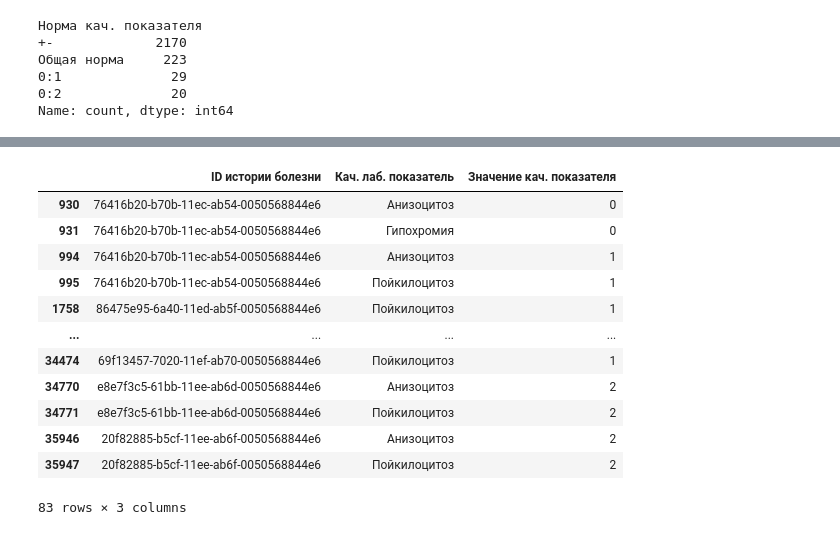
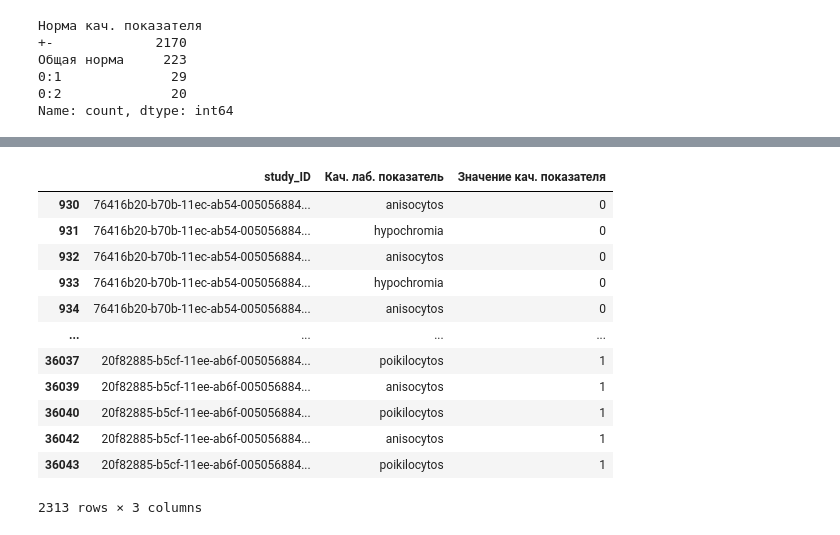
Before and after one commit to Lexislex/SF_hack_task_1, a Jupyter notebook: alexey.ipynb, the cells around one changed output, grey strips where cells are left out. Cells and saved outputs as stored; diff of their text form; code cells hidden in the pictures.

```diff
--- a/alexey.ipynb
+++ b/alexey.ipynb
@@ -86,8 +105,7 @@ replacement_dict = {
     'ba_rel': ['Базофилы, относительное количество', 'Базофилы, относительное количество (BA%)', 'Базофилы %', 'Относительное количество базофилов (BA%)', 'BA%'],
     'mxd_abs': ['Смешанная фракция, абсолютное количество (MXD#)', 'MXD# ', 'Смешанная фракция, абсолютное количество', 'MXD#', 'MXD'],
     'mxd_rel': ['Смешанная фракция, относительное количество (MXD%)', 'MXD%', 'Смешанная фракция, относительное количество'],
-    'soe_v': ['СОЭ Вест.', 'Скорость оседания эритроцитов (СОЭ) по Вестергрену'],
-    'soe_p': ['СОЭ по Панченкову', 'СОЭ Панч.'],
+    'soe': ['СОЭ Вест.', 'Скорость оседания эритроцитов (СОЭ) по Вестергрену', 'СОЭ по Панченкову', 'СОЭ Панч.'],
     'cp': ['Цветовой показатель'],
     'pal': ['Палочкоядерные'],
     'seg': ['Сегментоядерные'],
@@ -114,2 +139,23 @@ prep_df['age'] = prep_df.apply(lambda row: relativedelta(row['lab_test_date'], r
 prep_df['gender'] = prep_df['Пол'].apply(lambda x: 0 if 'ж' in x.lower() else 1)
+# %%
+# Формируем номер лаб исследования исходя из логики, что тесты в датасете расположены
+# по хронологии сверху вниз и в одном ЛИ тесты не повторяются
+lab_study = []
+study_prefix = 0
+
+def create_lab_study_num(lab_test):
+
+    global lab_study
+    global study_prefix
+    res = 'result_'
+
+    if lab_test in lab_study:
+        lab_study.clear()
+        study_prefix += 1
+    else:
+        lab_study.append(lab_test)
+    return res + str(study_prefix)
+prep_df['study_num'] = prep_df['Кол. лаб. показатель'].apply(lambda x: create_lab_study_num(x))
+# формируем уникальный ID ЛИ из ID истории и номера ЛИ
+prep_df['study_ID'] = prep_df['ID истории болезни'] + '_' + prep_df['study_num']
 # %%
@@ -200,5 +243,6 @@ ref_df.sort_values(['Пол', 'lab_test'])
 # %%
+# Выделяем кач показатели, которые не в комментариях
 mask = prep_df['Кач. лаб. показатель'].notna() & prep_df['Кач. лаб. показатель'].ne('Комментарий')
-real_qual_df = prep_df[mask][['ID истории болезни', 'Кач. лаб. показатель', 'Значение кач. показателя', 'Норма кач. показателя']].copy()
+real_qual_df = prep_df[mask][['study_ID', 'Кач. лаб. показатель', 'Значение кач. показателя', 'Норма кач. показателя']].copy()
 real_qual_df
 # %% [output]
@@ -254,25 +301,35 @@ real_qual_df.groupby(['Кач. лаб. показатель', 'Норма кач
 # %%
+# Сформируем словарь для кодирования результатов
 real_result_dict = {
     0: ['+', '-', '+-'],
-    1: ['++', '3.0:100.0', '3:100'],
-    2: ['+++']
+    1: ['++', '+++', '3.0:100.0', '3:100']
 }
-
+# Сформируем словарь для перекодирования наименований показателей (задалбывает переключать раскладку)
+rus_to_eng_dict = {
+    'anisocytos': ['Анизоцитоз'],
+    'hypochromia': ['Гипохромия'],
+    'macrocytos': ['Макроцитоз'],
+    'microcytos': ['Микроцитоз'],
+    'poikilocytos': ['Пойкилоцитоз'],
+    'normoblast': ['Нормобласты']
+}
+# Перекодируем результаты числами
 real_qual_df['Значение кач. показателя'] = real_qual_df['Значение кач. показателя'].apply(lambda x: replace_with_dict_key(x, real_result_dict))
+real_qual_df['Кач. лаб. показатель'] = real_qual_df['Кач. лаб. показатель'].apply(lambda x: replace_with_dict_key(x, rus_to_eng_dict))
 real_qual_df.drop(columns=['Норма кач. показателя'], inplace=True)
 real_qual_df.drop_duplicates()
 # %% [output]
-|  | ID истории болезни | Кач. лаб. показатель | Значение кач. показателя |
-| 930 | 76416b20-b70b-11ec-ab54-0050568844e6 | Анизоцитоз | 0 |
-| 931 | 76416b20-b70b-11ec-ab54-0050568844e6 | Гипохромия | 0 |
-| 994 | 76416b20-b70b-11ec-ab54-0050568844e6 | Анизоцитоз | 1 |
-| 995 | 76416b20-b70b-11ec-ab54-0050568844e6 | Пойкилоцитоз | 1 |
-| 1758 | 86475e95-6a40-11ed-ab5f-0050568844e6 | Пойкилоцитоз | 1 |
+|  | study_ID | Кач. лаб. показатель | Значение кач. показателя |
+| 930 | 76416b20-b70b-11ec-ab54-005056884... | anisocytos | 0 |
+| 931 | 76416b20-b70b-11ec-ab54-005056884... | hypochromia | 0 |
+| 932 | 76416b20-b70b-11ec-ab54-005056884... | anisocytos | 0 |
+| 933 | 76416b20-b70b-11ec-ab54-005056884... | hypochromia | 0 |
+| 934 | 76416b20-b70b-11ec-ab54-005056884... | anisocytos | 0 |
 | ... | ... | ... | ... |
-| 34474 | 69f13457-7020-11ef-ab70-0050568844e6 | Пойкилоцитоз | 1 |
-| 34770 | e8e7f3c5-61bb-11ee-ab6d-0050568844e6 | Анизоцитоз | 2 |
-| 34771 | e8e7f3c5-61bb-11ee-ab6d-0050568844e6 | Пойкилоцитоз | 2 |
-| 35946 | 20f82885-b5cf-11ee-ab6f-0050568844e6 | Анизоцитоз | 2 |
-| 35947 | 20f82885-b5cf-11ee-ab6f-0050568844e6 | Пойкилоцитоз | 2 |
+| 36037 | 20f82885-b5cf-11ee-ab6f-005056884... | poikilocytos | 1 |
+| 36039 | 20f82885-b5cf-11ee-ab6f-005056884... | anisocytos | 1 |
+| 36040 | 20f82885-b5cf-11ee-ab6f-005056884... | poikilocytos | 1 |
+| 36042 | 20f82885-b5cf-11ee-ab6f-005056884... | anisocytos | 1 |
+| 36043 | 20f82885-b5cf-11ee-ab6f-005056884... | poikilocytos | 1 |
-83 rows × 3 columns
+2313 rows × 3 columns
 # %%
```
Also changed, not shown: parts of 36 cells of this notebook.
